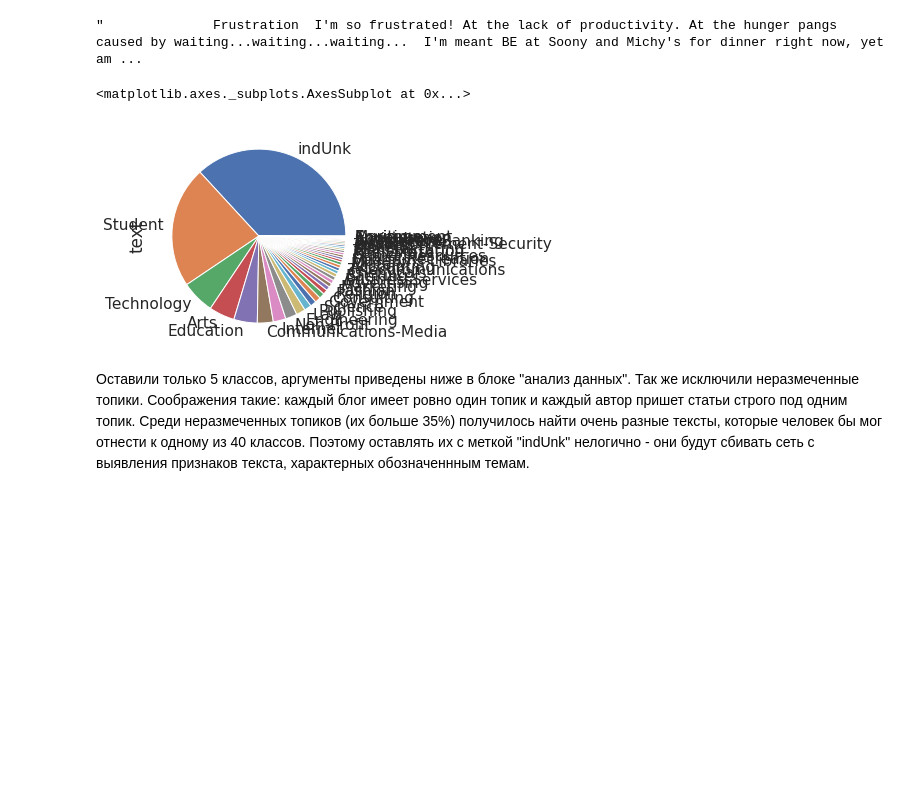
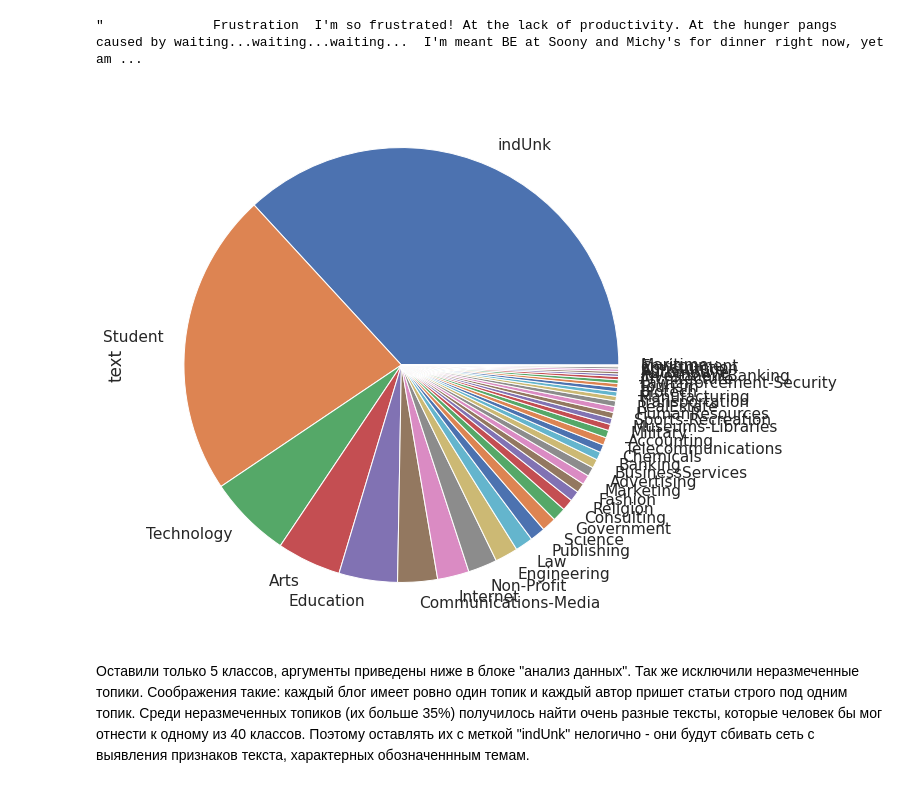
Before and after one commit to PasechnikDarya/RAAI-NLP-Project, a Jupyter notebook: topic_classifier.ipynb, the cells around one changed output. Cells and saved outputs as stored; diff of their text form; code cells hidden in the pictures; blank space fills up the shorter version.

```diff
--- a/topic_classifier.ipynb
+++ b/topic_classifier.ipynb
@@ -32,10 +32,9 @@ data['text'][456]
 # %% [output]
 "              Frustration  I'm so frustrated! At the lack of productivity. At the hunger pangs caused by waiting...waiting...waiting...  I'm meant BE at Soony and Michy's for dinner right now, yet am ...
 # %%
-data.groupby('topic').count()[['text']].sort_values(['text'], ascending=False)['text'].plot.pie()
+data.groupby('topic').count()[['text']].sort_values(['text'], ascending=False)['text'].plot.pie(figsize=(15, 10));
 # %% [output]
-<matplotlib.axes._subplots.AxesSubplot at 0x...>
-[figure, old version]
+[figure, new version]
 # %% [markdown]
 Оставили только 5 классов, аргументы приведены ниже в блоке "анализ данных". Так же исключили неразмеченные топики. Соображения такие: каждый блог имеет ровно один топик и каждый автор пришет статьи строго под одним топик. Среди неразмеченных топиков (их больше 35%) получилось найти очень разные тексты, которые человек бы мог отнести к одному из 40  классов. Поэтому оставлять их с меткой "indUnk" нелогично - они будут сбивать сеть с выявления признаков текста, характерных обозначеннным темам.
 # %%
```
Also changed, not shown: parts of 5 cells of this notebook.
